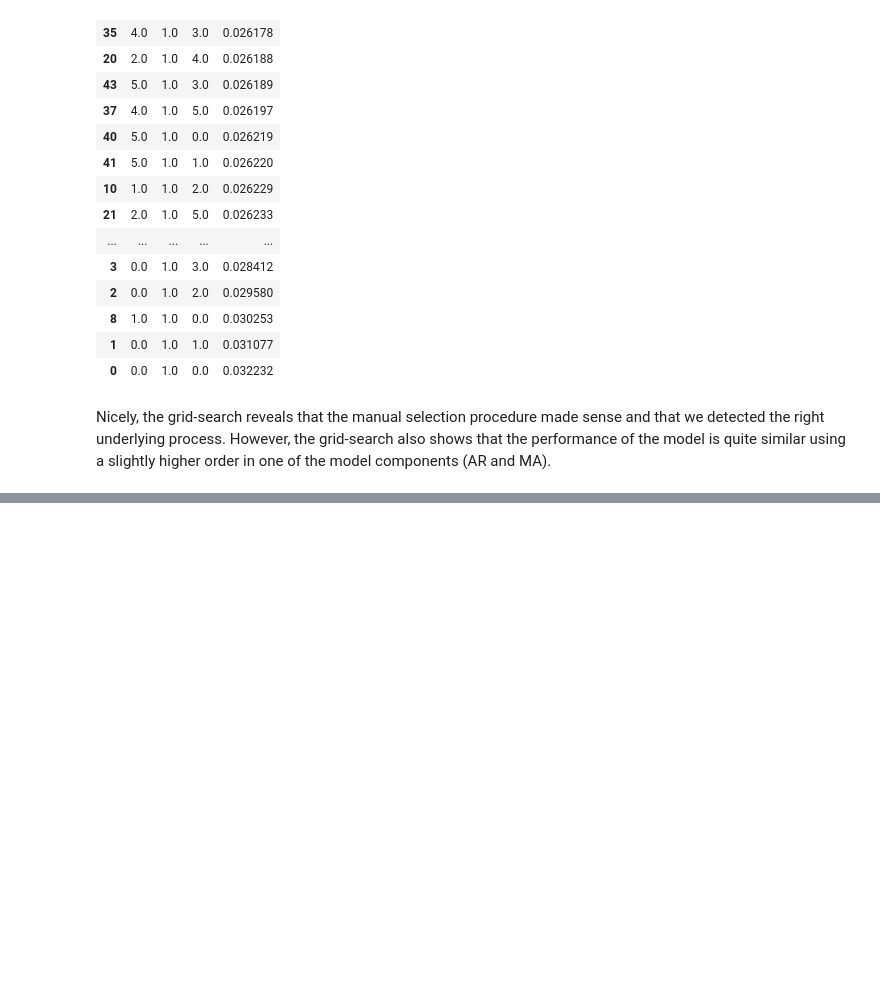
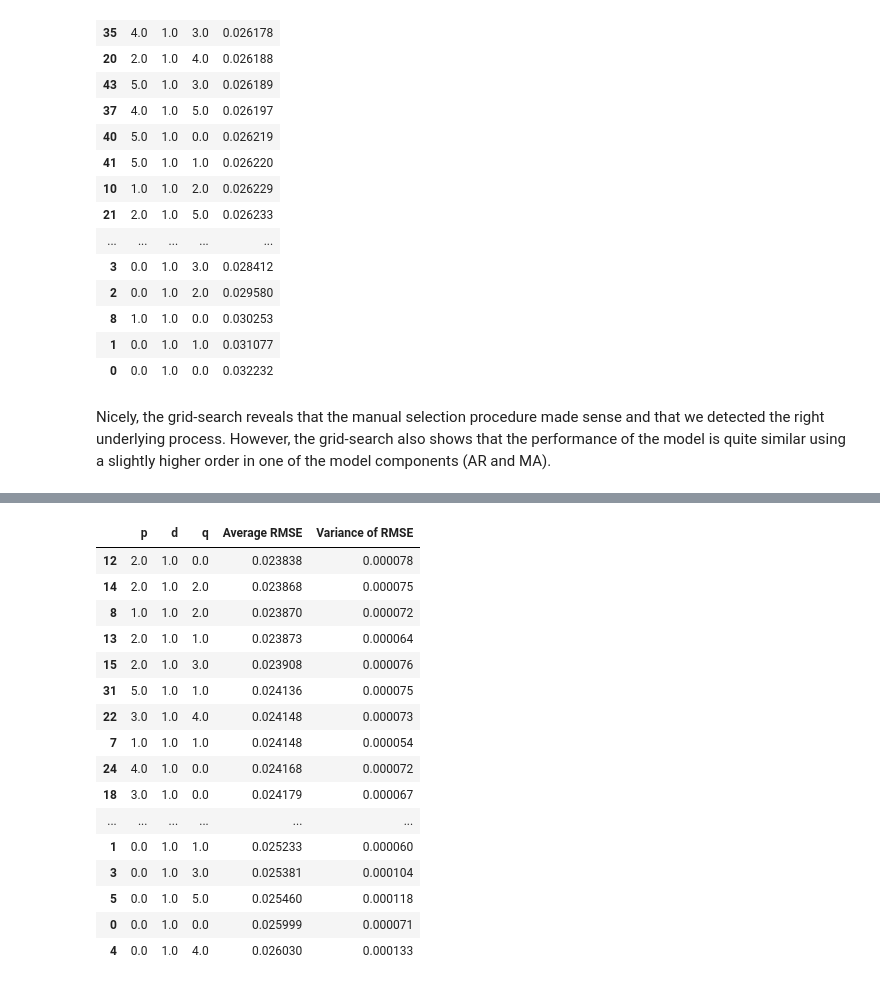
Before and after one commit to eduardotanqueiro/Project2-AAA, a Jupyter notebook: src/AAA2324_P2_62515_62928.ipynb, the cells around one changed output, grey strips where cells are left out. Saved outputs shown, nothing was run; the diff lists cells and outputs as text; code cells hidden in the pictures; blank space fills up the shorter version.

Commit message:
final run and finished ARIMA

```diff
--- a/src/AAA2324_P2_62515_62928.ipynb
+++ b/src/AAA2324_P2_62515_62928.ipynb
@@ -809,7 +822,7 @@ The manual process for estimating an ARIMA model reveals that a combination of a
 
 # make lists of p and q
 ps = [x for x in range(0, 6)]
-qs = [x for x in range(0, 8)]
+qs = [x for x in range(0, 6)]
 
 # set difference to 1
 d = 1
@@ -964,9 +981,12 @@ for fold in range(n_folds):
     rmse_scores.append(rmse)
     print(f"Fold {fold + 1} RMSE: {rmse}")
 
-# Calculate the average RMSE
+# average RMSE and variance across all folds
 average_rmse = sum(rmse_scores) / n_folds
-print(f"Average RMSE across all folds: {average_rmse}")
+variance = sum([((x - average_rmse) ** 2) for x in rmse_scores]) / n_folds
+
+print(f"Average Naive Forecast RMSE across all folds: {average_rmse}")
+print(f"Variance in Naive Forecast RMSE across all folds: {variance}")
 # %% [output]
 Fold 1 RMSE: 0.021698967309364457
 Fold 2 RMSE: 0.022541219746486894
@@ -981,0 +1005,80 @@ Average RMSE across all folds: 0.02595717517954464
+# %%
+import pandas as pd
+from statsmodels.tsa.arima.model import ARIMA
+from sklearn.metrics import mean_squared_error
+
+# make lists of p and q
+ps = [x for x in range(0, 6)]
+qs = [x for x in range(0, 6)]
+
+# set difference to 1
+d = 1
+
+# initialize empty dataframe
+df_results = pd.DataFrame(columns=["p", "d", "q", "Average RMSE", "Variance of RMSE"])
+
+# loop over p and q
+for p in ps:
+    for q in qs:
+        # number of folds
+        n_folds = 10
+        fold_size = int(len(X) / n_folds)
+
+        # RMSE store
+        rmse_scores = []
+
+        for fold in range(n_folds):
+            # fold data
+            fold_data = X[fold * fold_size : (fold + 1) * fold_size if fold < n_folds - 1 else len(X)]
+
+            # 80/20 split on fold data
+            split_index = int(len(fold_data) * 0.80)
+            X_train, X_test = fold_data[:split_index], fold_data[split_index:]
+
+            # Walk-forward validation for the current fold
+            history = list(X_train)
+            predictions = []
+            for i in range(len(X_test)):
+                # Initialize and fit ARIMA model
+                model = ARIMA(history, order=(p, d, q))
+                model_fit = model.fit(method_kwargs={'warn_convergence': False})
+
+                # predict
+                y_pred = model_fit.forecast()[0]
+                predictions.append(y_pred)
+
+                # update history
+                history.append(X_test[i])
+
+            # Calculate RMSE for each fold and store
+            rmse = mean_squared_error(X_test, predictions, squared=False)
+            rmse_scores.append(rmse)
+
+        # average RMSE and variance across all folds
+        average_rmse = sum(rmse_scores) / n_folds
+        variance = sum([((x - average_rmse) ** 2) for x in rmse_scores]) / n_folds
+
+        # add results to dataframe
+        df_results.loc[len(df_results)] = [p, d, q, average_rmse, variance]
+
+# sort and display results
+df_results.sort_values(by="Average RMSE", ascending=True, inplace=True)
+display(df_results)
+# %% [output]
+|  | p | d | q | Average RMSE | Variance of RMSE |
+| 12 | 2.0 | 1.0 | 0.0 | 0.023838 | 0.000078 |
+| 14 | 2.0 | 1.0 | 2.0 | 0.023868 | 0.000075 |
+| 8 | 1.0 | 1.0 | 2.0 | 0.023870 | 0.000072 |
+| 13 | 2.0 | 1.0 | 1.0 | 0.023873 | 0.000064 |
+| 15 | 2.0 | 1.0 | 3.0 | 0.023908 | 0.000076 |
+| 31 | 5.0 | 1.0 | 1.0 | 0.024136 | 0.000075 |
+| 22 | 3.0 | 1.0 | 4.0 | 0.024148 | 0.000073 |
+| 7 | 1.0 | 1.0 | 1.0 | 0.024148 | 0.000054 |
+| 24 | 4.0 | 1.0 | 0.0 | 0.024168 | 0.000072 |
+| 18 | 3.0 | 1.0 | 0.0 | 0.024179 | 0.000067 |
+| ... | ... | ... | ... | ... | ... |
+| 1 | 0.0 | 1.0 | 1.0 | 0.025233 | 0.000060 |
+| 3 | 0.0 | 1.0 | 3.0 | 0.025381 | 0.000104 |
+| 5 | 0.0 | 1.0 | 5.0 | 0.025460 | 0.000118 |
+| 0 | 0.0 | 1.0 | 0.0 | 0.025999 | 0.000071 |
+| 4 | 0.0 | 1.0 | 4.0 | 0.026030 | 0.000133 |
```
Also changed, not shown: parts of 38 cells of this notebook.
